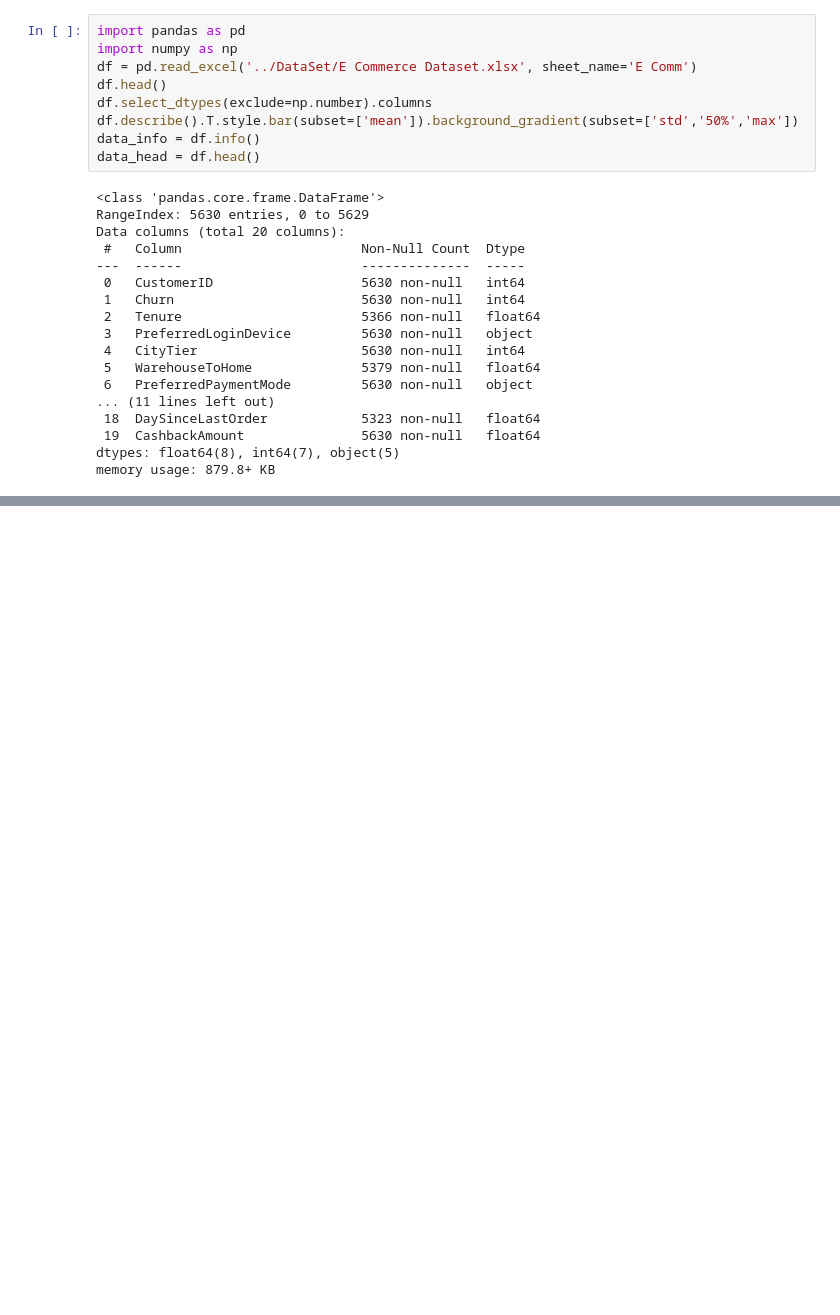
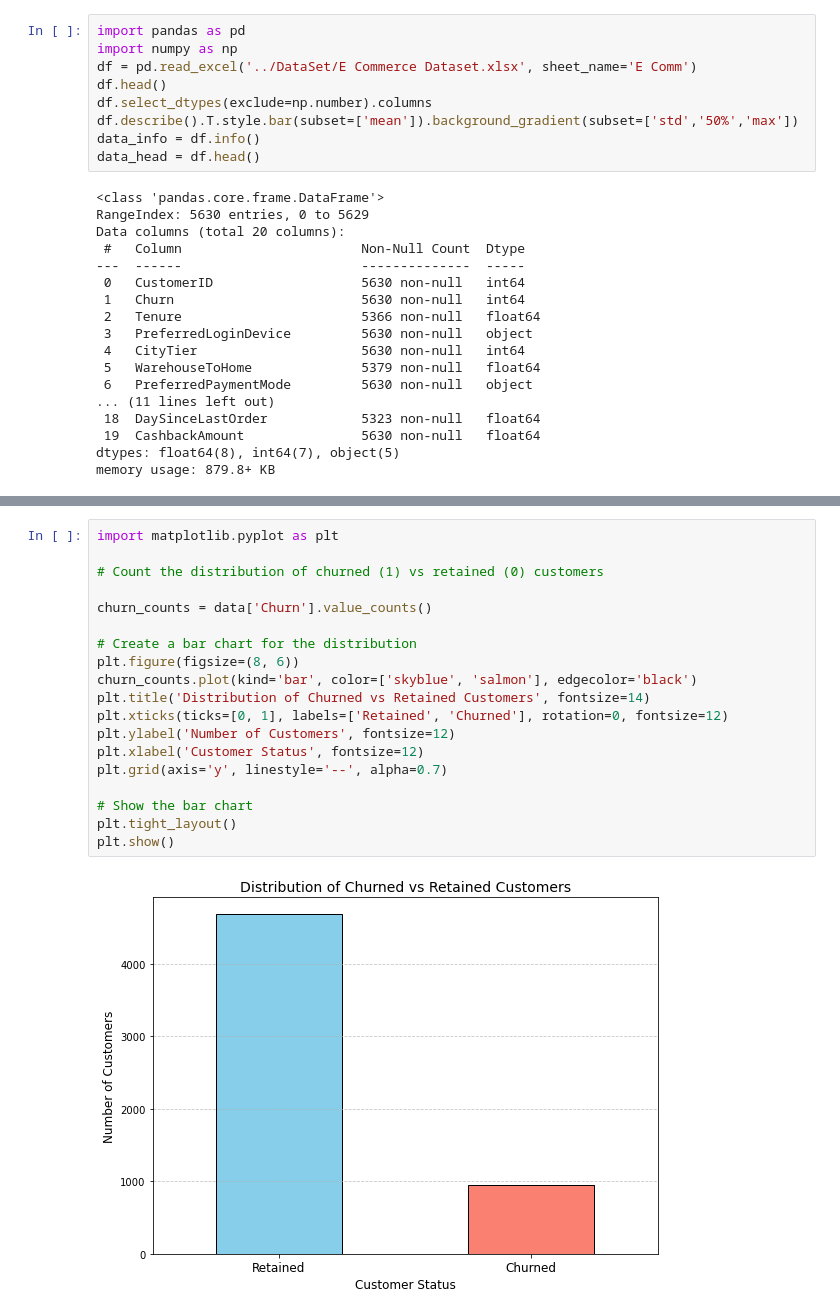
Before and after one commit to rjayanan/ECommerce, a Jupyter notebook: Scripts/main2.ipynb, the cells around one changed output, grey strips where cells are left out. Drawn from its saved outputs; the diff is of its cells as text; blank space fills up the shorter version.

```diff
--- a/Scripts/main2.ipynb
+++ b/Scripts/main2.ipynb
@@ -55,3 +79,24 @@ missing_values, remaining_missing_values
  WarehouseToHome                4.458259
  dtype: float64,
  0)
+# %%
+import matplotlib.pyplot as plt
+
+# Count the distribution of churned (1) vs retained (0) customers
+
+churn_counts = data['Churn'].value_counts()
+
+# Create a bar chart for the distribution
+plt.figure(figsize=(8, 6))
+churn_counts.plot(kind='bar', color=['skyblue', 'salmon'], edgecolor='black')
+plt.title('Distribution of Churned vs Retained Customers', fontsize=14)
+plt.xticks(ticks=[0, 1], labels=['Retained', 'Churned'], rotation=0, fontsize=12)
+plt.ylabel('Number of Customers', fontsize=12)
+plt.xlabel('Customer Status', fontsize=12)
+plt.grid(axis='y', linestyle='--', alpha=0.7)
+
+# Show the bar chart
+plt.tight_layout()
+plt.show()
+# %% [output]
+[figure, added]
```
Also changed, not shown: parts of 14 cells of this notebook.
